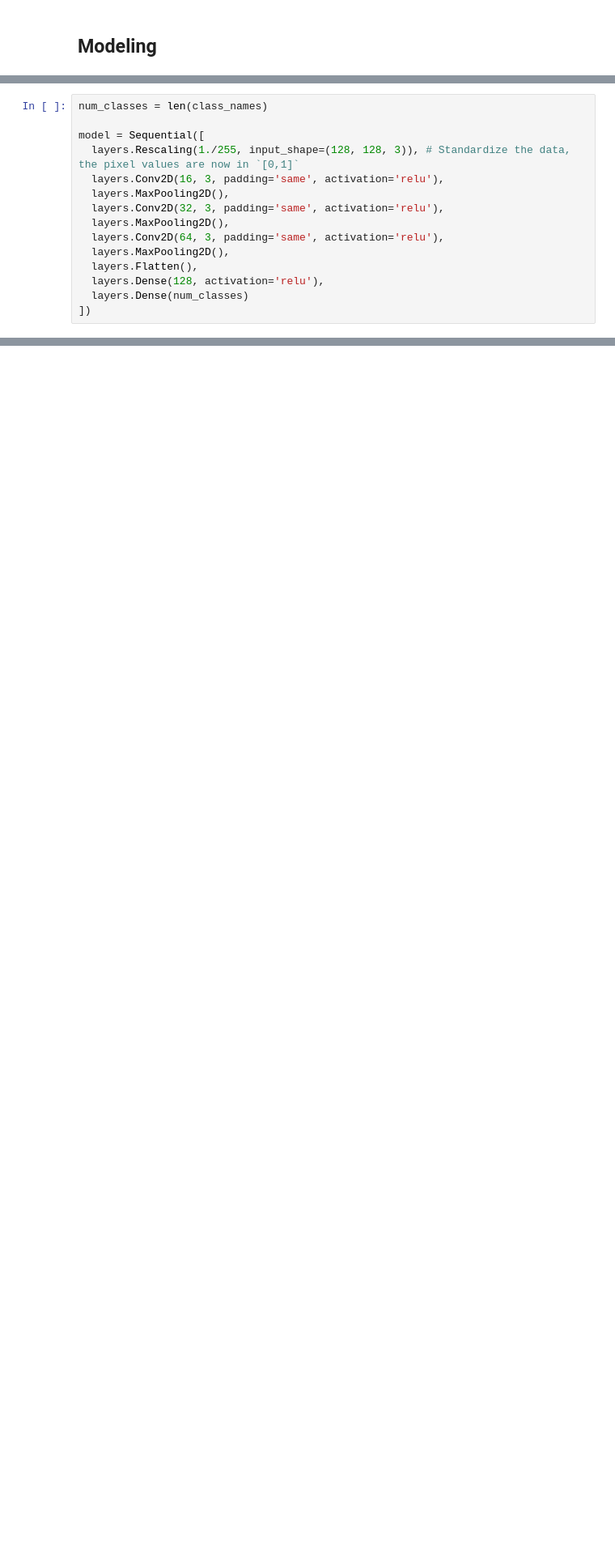
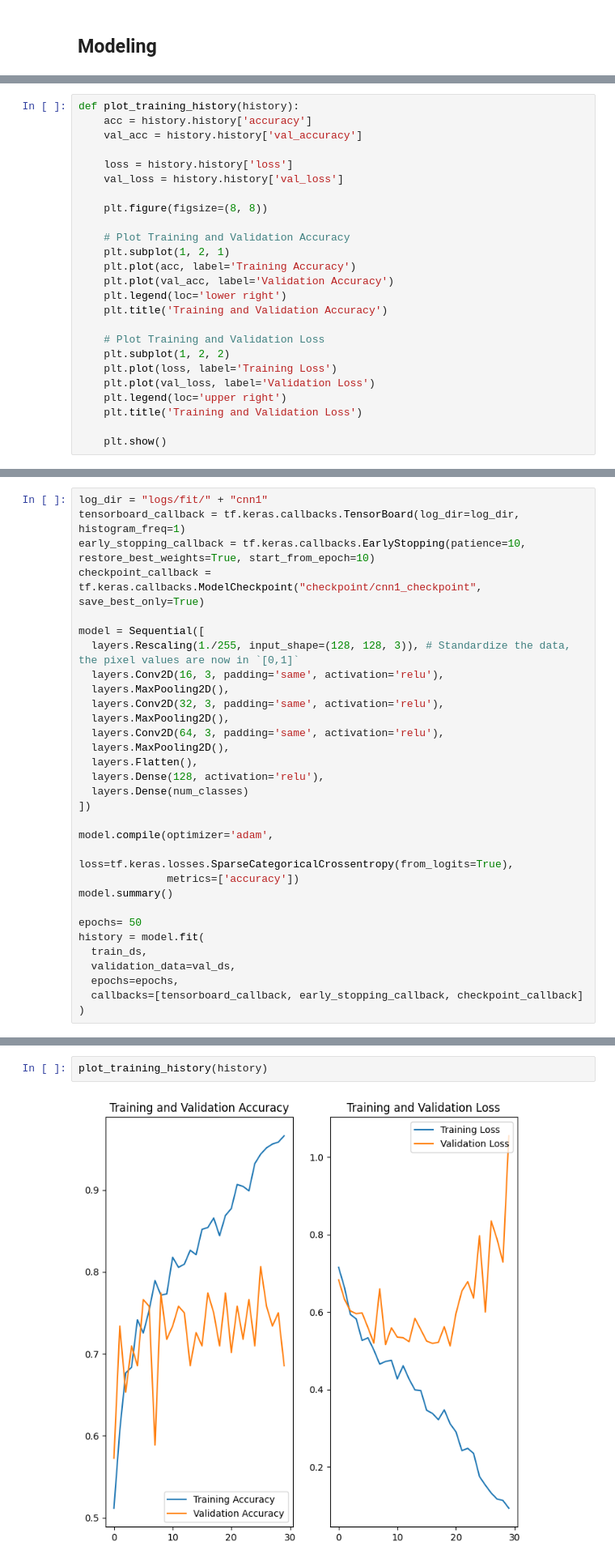
Before and after one commit to BluedreamV1B3/MRSA-Detection, a Jupyter notebook: MRSA Detection.ipynb, the cells around one changed output, grey strips where cells are left out. Shown at 81% size. Saved outputs shown, nothing was run; the diff lists cells and outputs as text; blank space fills up the shorter version.

```diff
--- a/MRSA Detection.ipynb
+++ b/MRSA Detection.ipynb
@@ -132 +143,26 @@ val_ds = valid_set.cache().prefetch(buffer_size=AUTOTUNE)
+# %%
+def plot_training_history(history):
+    acc = history.history['accuracy']
+    val_acc = history.history['val_accuracy']
+
+    loss = history.history['loss']
+    val_loss = history.history['val_loss']
+
+    plt.figure(figsize=(8, 8))
+
+    # Plot Training and Validation Accuracy
+    plt.subplot(1, 2, 1)
+    plt.plot(acc, label='Training Accuracy')
+    plt.plot(val_acc, label='Validation Accuracy')
+    plt.legend(loc='lower right')
+    plt.title('Training and Validation Accuracy')
+
+    # Plot Training and Validation Loss
+    plt.subplot(1, 2, 2)
+    plt.plot(loss, label='Training Loss')
+    plt.plot(val_loss, label='Validation Loss')
+    plt.legend(loc='upper right')
+    plt.title('Training and Validation Loss')
+
+    plt.show()
 # %% [markdown]
@@ -134,5 +172,8 @@ val_ds = valid_set.cache().prefetch(buffer_size=AUTOTUNE)
 # %%
-num_classes = len(class_names)
+log_dir = "logs/fit/" + "cnn1"
+tensorboard_callback = tf.keras.callbacks.TensorBoard(log_dir=log_dir, histogram_freq=1)
+early_stopping_callback = tf.keras.callbacks.EarlyStopping(patience=10, restore_best_weights=True, start_from_epoch=10)
+checkpoint_callback = tf.keras.callbacks.ModelCheckpoint("checkpoint/cnn1_checkpoint", save_best_only=True)
 
 model = Sequential([
   layers.Rescaling(1./255, input_shape=(128, 128, 3)), # Standardize the data, the pixel values are now in `[0,1]`
@@ -146,3 +187,16 @@ model = Sequential([
   layers.Dense(128, activation='relu'),
   layers.Dense(num_classes)
 ])
+
+model.compile(optimizer='adam',
+              loss=tf.keras.losses.SparseCategoricalCrossentropy(from_logits=True),
+              metrics=['accuracy'])
+model.summary()
+
+epochs= 50
+history = model.fit(
+  train_ds,
+  validation_data=val_ds,
+  epochs=epochs,
+  callbacks=[tensorboard_callback, early_stopping_callback, checkpoint_callback]
+)
@@ -171,0 +235,4 @@ _________________________________________________________________
+# %%
+plot_training_history(history)
+# %% [output]
+[figure, added]
```
Also changed, not shown: parts of 42 cells of this notebook.
